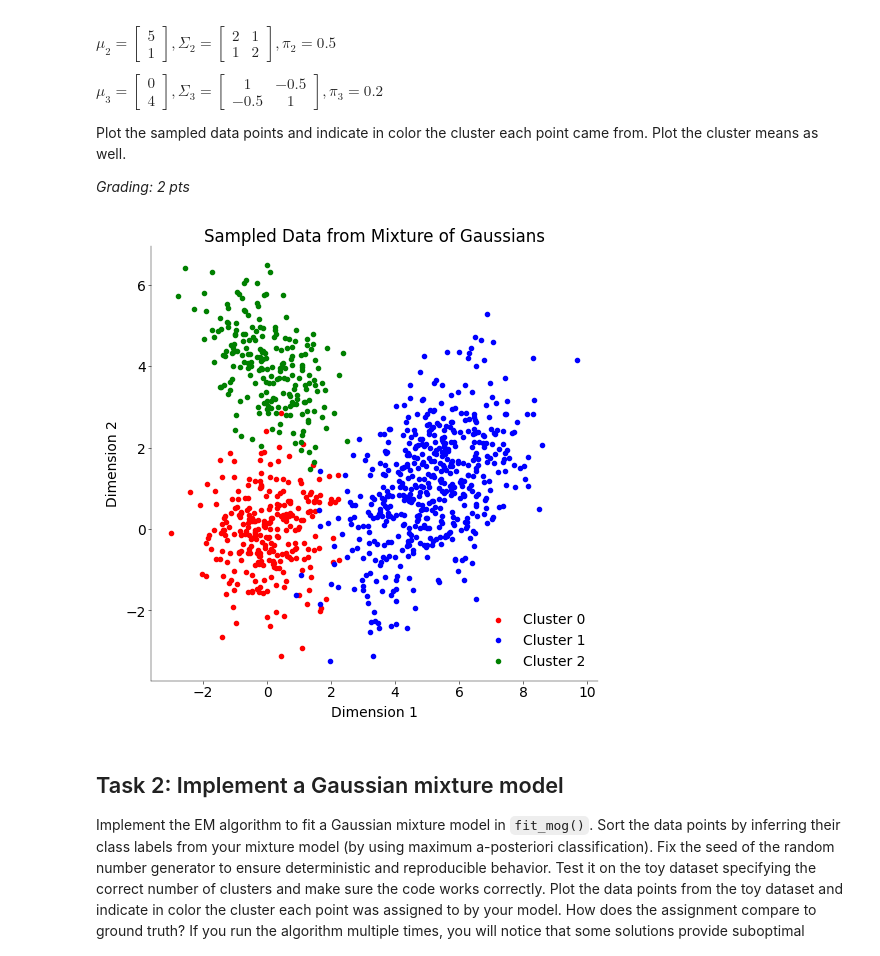
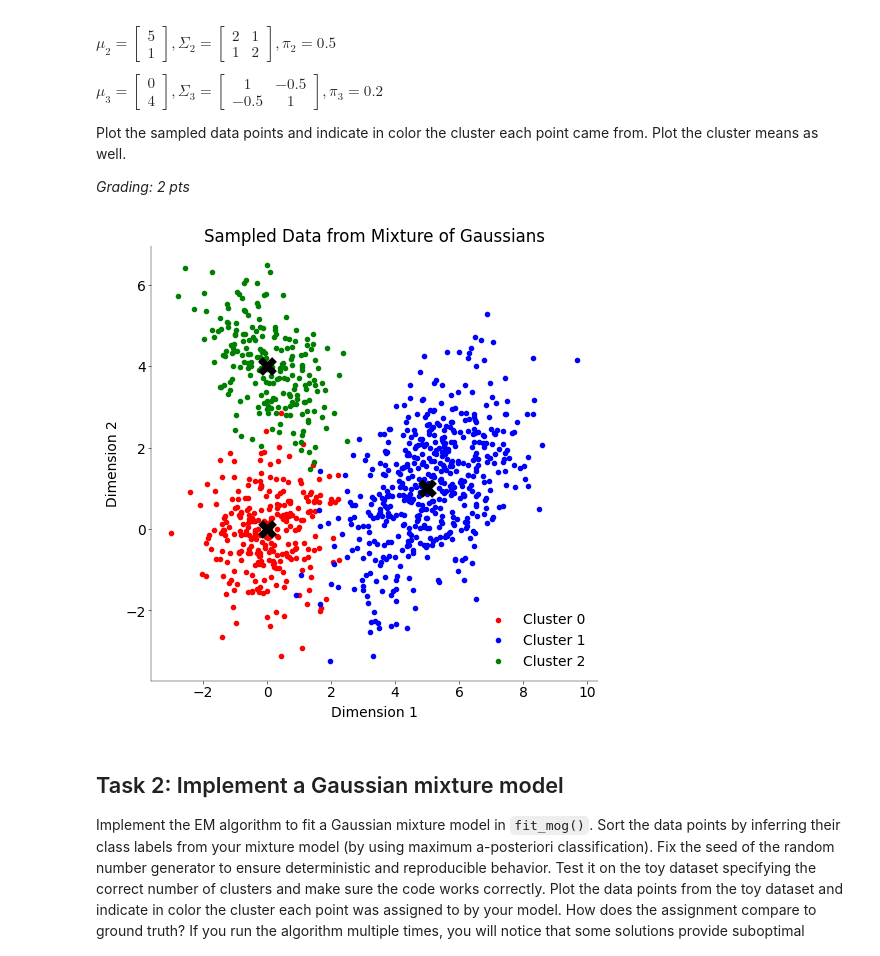
Before and after one commit to ZhidongZhang96/Course_NeuralDataScience_ST26, a Jupyter notebook: notebooks/CodingLab2.ipynb, the cells around one changed output. Saved outputs shown, nothing was run; the diff lists cells and outputs as text; code cells hidden in the pictures.

```diff
--- a/notebooks/CodingLab2.ipynb
+++ b/notebooks/CodingLab2.ipynb
@@ -138,24 +138,33 @@ labels, x = sample_data(N, m, S, p)
 # %%
 # ----------------------------------------------
 # plot points from mixture of Gaussians (1 pt)
 # ----------------------------------------------
 
 fig, ax = plt.subplots(figsize=(5, 5), layout="constrained")
 
 colors = ["red", "blue", "green"]
 
 for k in range(len(p)):
     ax.scatter(
         x[labels == k, 0], x[labels == k, 1], color=colors[k], label=f"Cluster {k}"
     )
 
+ax.scatter(
+    m[:, 0],
+    m[:, 1],
+    color="black",
+    marker="X",
+    s=180,
+    linewidths=0.05,
+    # label="Means",
+)
 plt.title("Sampled Data from Mixture of Gaussians")
 plt.xlabel("Dimension 1")
 plt.ylabel("Dimension 2")
 plt.legend()
 plt.show()
 # %% [output]
-[figure, old version]
+[figure, new version]
 # %% [markdown]
 ## Task 2: Implement a Gaussian mixture model
 
```
Also changed, not shown: parts of 8 cells of this notebook, 1 other file.
